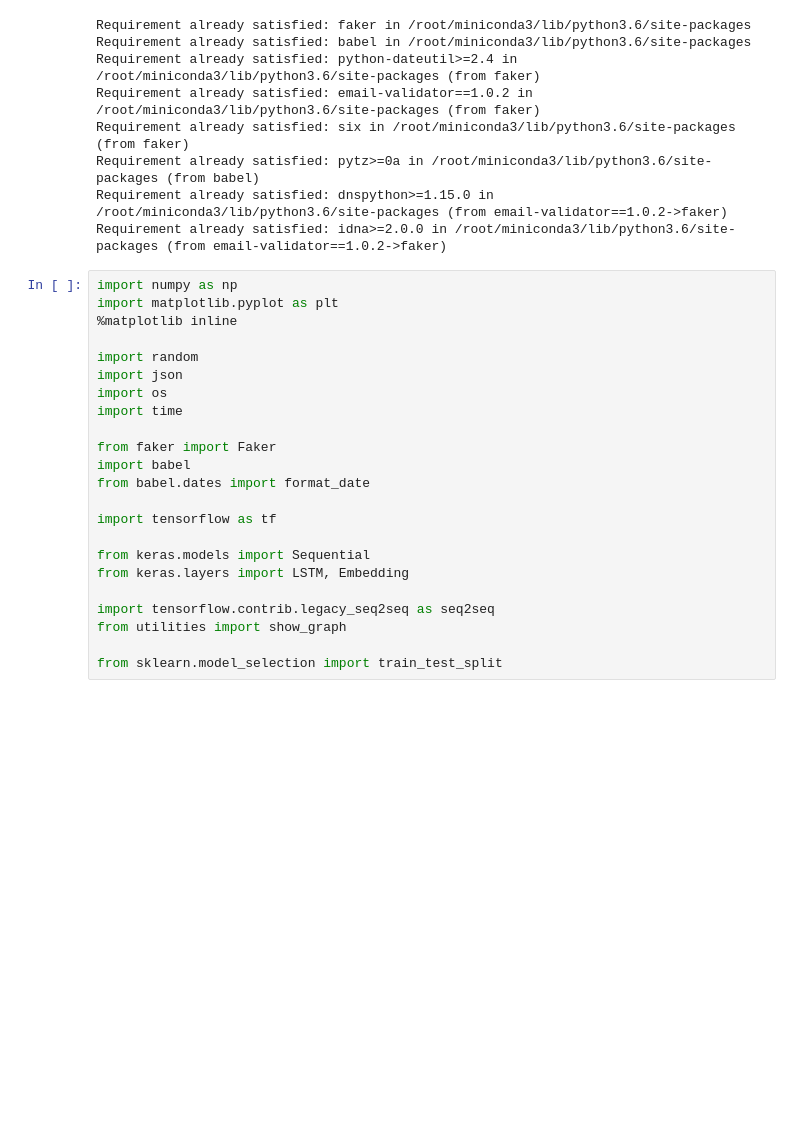
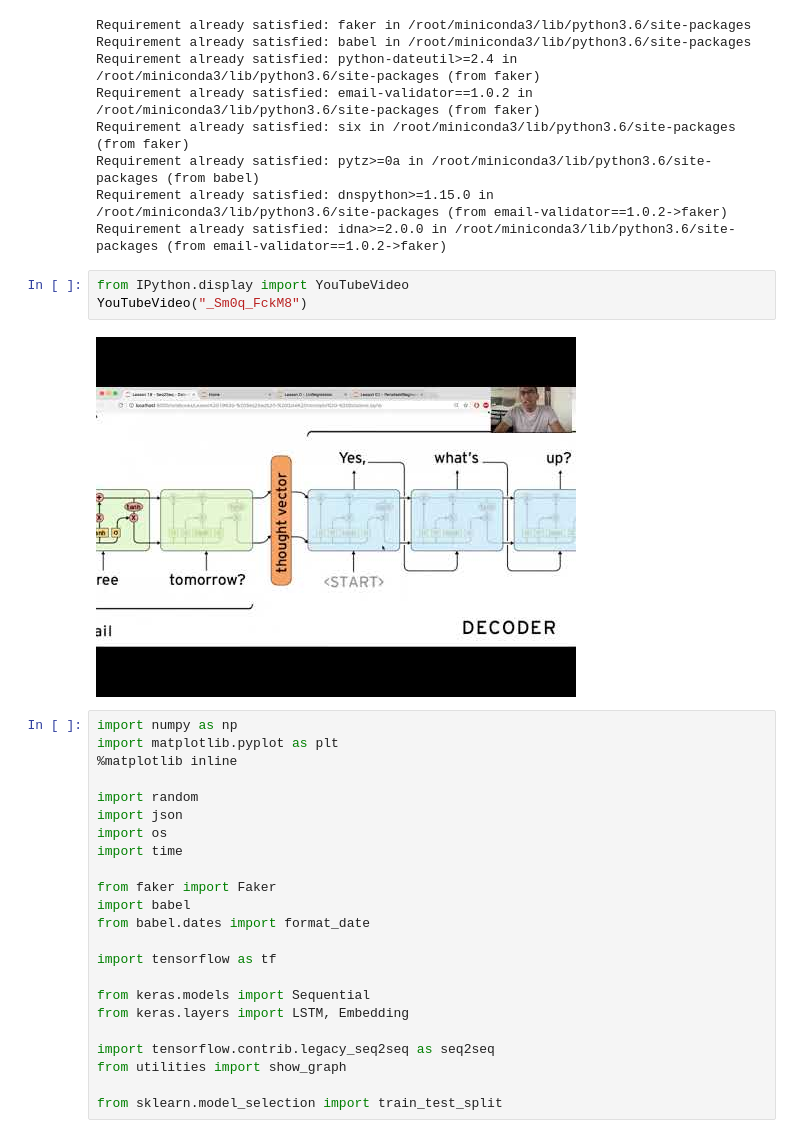
Before and after one commit to sachinruk/deepschool.io, a Jupyter notebook: Lesson 19 - Seq2Seq - Date translator - Solutions.ipynb, the cells around one changed output. Cells and saved outputs as stored; diff of their text form; blank space fills up the shorter version.

Commit message:
Finalised seq2seq lesson with video

```diff
--- a/Lesson 19 - Seq2Seq - Date translator - Solutions.ipynb
+++ b/Lesson 19 - Seq2Seq - Date translator - Solutions.ipynb
@@ -23,6 +24,11 @@ Requirement already satisfied: six in /root/miniconda3/lib/python3.6/site-packag
 Requirement already satisfied: pytz>=0a in /root/miniconda3/lib/python3.6/site-packages (from babel)
 Requirement already satisfied: dnspython>=1.15.0 in /root/miniconda3/lib/python3.6/site-packages (from email-validator==1.0.2->faker)
 Requirement already satisfied: idna>=2.0.0 in /root/miniconda3/lib/python3.6/site-packages (from email-validator==1.0.2->faker)
+# %%
+from IPython.display import YouTubeVideo
+YouTubeVideo("_Sm0q_FckM8")
+# %% [output]
+[figure, added]
 # %%
 import numpy as np
 import matplotlib.pyplot as plt
```
Also changed, not shown: parts of 9 cells of this notebook, 1 other file.
